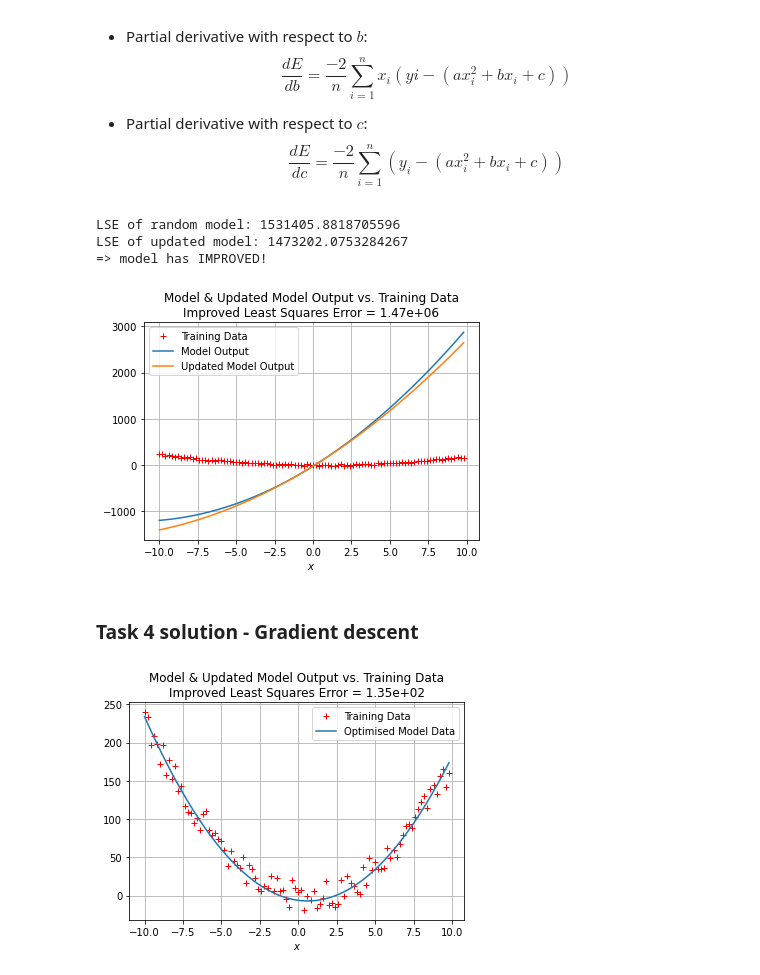
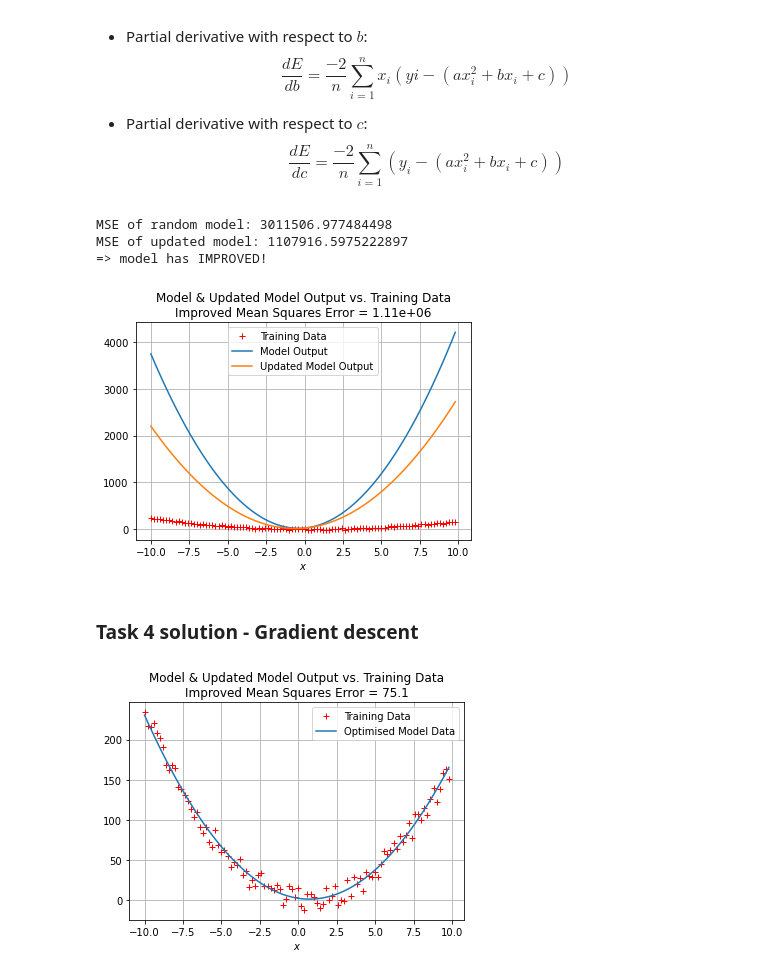
Before and after one commit to yrsci/Level8AI-CE4031-Etivity1, a Jupyter notebook: Etivity1_Regression_21208298.ipynb, the cells around one changed output. Drawn from its saved outputs; the diff is of its cells as text; code cells hidden in the pictures.

```diff
--- a/Etivity1_Regression_21208298.ipynb
+++ b/Etivity1_Regression_21208298.ipynb
@@ -293,37 +293,38 @@ def quad_poly(coeff_bound):
         print('Error creating polynomial: {}'.format(e))
 
 
-def least_squares(actual,predicted):
-    '''Calculates the Least Squares Error of predicted values vs. actual values.
+def mean_squared(actual,predicted):
+    '''Calculates the Mean Squares Error of predicted values vs. actual values.
 
     Inputs:
         actual -- NumPy array of actual y values (i.e. output we are trying to predict)
         predicted -- NumPy array of predicted y values
     Returns:
-        Least Squares Error of predicted values vs. actual values.
+        Mean Squares Error of predicted values vs. actual values.
     '''
     try:
-        # Calculate & return least squares error
+        # Calculate & return mean squares error
         return np.mean((actual - predicted)**2)
 
     except Error as e:
         print('Error calculating LSE: {}'.format(e))
 
 
-def update_coeffs(model, x, y):
-    '''Update coefficients of a polynomial using partial derivative of Least Squares Error per coefficient.
+def update_coeffs(model, x, y, lr=0.0001):
+    '''Update coefficients of a polynomial using partial derivative of Mean Squares Error per coefficient.
 
     Inputs:
         model -- Polynomial represented as list of coefficient, power tuples of form
                     [(1st coeff., 1st power), ..., (nth coeff., nth power)]
         x -- NumPy array of input values to model
         y -- NumPy array of actual outputs that model aims to approximate
+        lr -- Learning rate
     Returns:
-        updated_poly -- Polynomial with coefficients updated to give lower LSE than the original input poly
+        updated_poly -- Polynomial with coefficients updated to give lower MSE than the original input poly
     '''
 
-    def LSE_partial_deriv(model, x, y):
-        '''Calculates partial derivative of Least Squares Error function w.r.t. each polynomial coefficient.
+    def MSE_partial_deriv(model, x, y):
+        '''Calculates partial derivative of Mean Squares Error function w.r.t. each polynomial coefficient.
 
         Returns:
             partial_deriv -- NumPy array of partial derivative w.r.t. each coefficient
@@ -340,15 +341,13 @@ def update_coeffs(model, x, y):
 
         return partial_deriv
 
-    lr = 0.0001
-
-    partial_deriv = LSE_partial_deriv(model, x, y)
+    gradient = MSE_partial_deriv(model, x, y)
 
     updated_model = []
     for i in range(0,len(model)):
-        updated_model.append((model[i][0] - (lr * partial_deriv[i]), model[i][1]))
+        updated_model.append((model[i][0] - (lr * gradient[i]), model[i][1]))
 
-    return updated_model
+    return updated_model, gradient
 # %% [markdown]
 ### Task 1 solution - Generating some data
 
@@ -360,7 +359,7 @@ This is represented in Python as a list of tuples: [(2, 2), (-3, 1), (1, 0)]
 true_poly = [(2,2),(-3,1),(1,0)]
 
 # Set jitter parameter
-j = 20
+j = 15
 
 # Generate x & y values
 x = np.arange(-10,10,0.2)
@@ -385,10 +384,10 @@ plt.show()
 ### Task 2 solution - Loss
 # %%
 # Define the model
-model = quad_poly(coeff_bound=250)
+model = quad_poly(coeff_bound=50)
 y_model = compute_poly(model, x)
 
 # Calculate the least squares error
-lse_original = least_squares(y_train, y_model)
-print('LSE of random model: {}'.format(lse_original))
+mse_original = mean_squared(y_train, y_model)
+print('MSE of random model: {}'.format(mse_original))
 # %% [output]
@@ -420,36 +419,36 @@ $$\frac{dE}{db}=\frac{-2}{n}\sum\limits_{i=1}^{n}{x_i(yi-(ax_i^2+bx_i+c))}$$
 $$\frac{dE}{dc}=\frac{-2}{n}\sum\limits_{i=1}^{n}{(y_i-(ax_i^2+bx_i+c))}$$
 # %%
 # Update model coefficients using gradients
-updated_model = update_coeffs(model, x, y_train)
+updated_model, updated_gradient = update_coeffs(model, x, y_train)
 y_model_updated = compute_poly(updated_model, x)
 
 # Compare loss of original model with updated model
-lse_updated = least_squares(y_train, y_model_updated)
-print('LSE of random model: {}\nLSE of updated model: {}'.format(lse_original, lse_updated))
+mse_updated = mean_squared(y_train, y_model_updated)
+print('MSE of random model: {}\nMSE of updated model: {}'.format(mse_original, mse_updated))
 
-if lse_updated <= lse_original:
+if mse_updated <= mse_original:
     print('=> model has IMPROVED!')
 else:
     print('=> model has NOT IMPROVED :(')
 # %% [output]
-LSE of random model: 1531405.8818705596
-LSE of updated model: 1473202.0753284267
+MSE of random model: 3011506.977484498
+MSE of updated model: 1107916.5975222897
 => model has IMPROVED!
 # %%
 # Plot the original model, updated model & training data for comparison
 fig1 = plt.figure()
 plt.plot(x, y_train,'r+', label='Training Data')
 plt.plot(x, y_model, label='Model Output')
 plt.plot(x, y_model_updated, label='Updated Model Output')
 
-plt.title('Model & Updated Model Output vs. Training Data\nImproved Least Squares Error = {:.3}'.format(lse_updated))
+plt.title('Model & Updated Model Output vs. Training Data\nImproved Mean Squares Error = {:.3}'.format(mse_updated))
 plt.xlabel('$x$')
 plt.legend()
 plt.grid()
 
 plt.show()
 # %% [output]
-[figure, old version]
+[figure, new version]
 # %% [markdown]
 ### Task 4 solution - Gradient descent
 # %%
@@ -472,12 +471,12 @@ fig1 = plt.figure()
 plt.plot(x, y_train,'r+', label='Training Data')
 plt.plot(x, y_model_updated, label='Optimised Model Data')
 
-plt.title('Model & Updated Model Output vs. Training Data\nImproved Least Squares Error = {:.3}'.format(lse_updated))
+plt.title('Model & Updated Model Output vs. Training Data\nImproved Mean Squares Error = {:.3}'.format(mse_updated))
 plt.xlabel('$x$')
 plt.legend()
 plt.grid()
 
 plt.show()
 # %% [output]
-[figure, old version]
+[figure, new version]
 # %%
```
Also changed, not shown: parts of 6 cells of this notebook.
